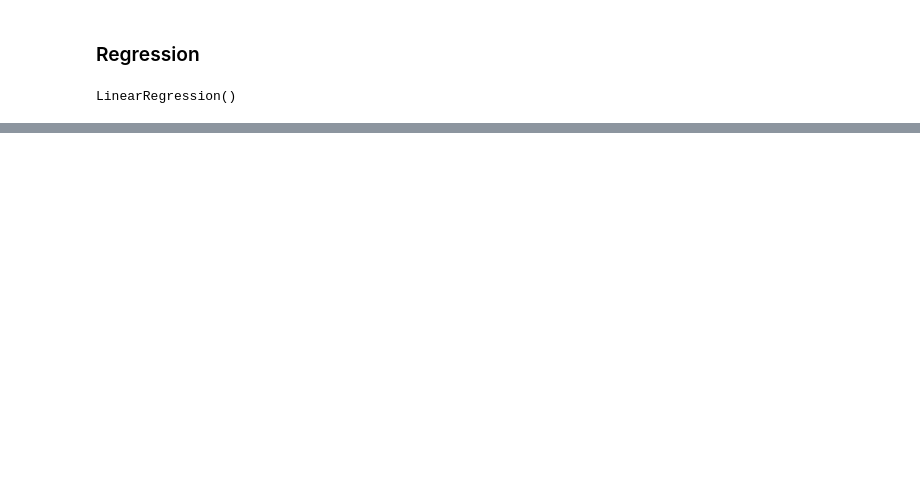
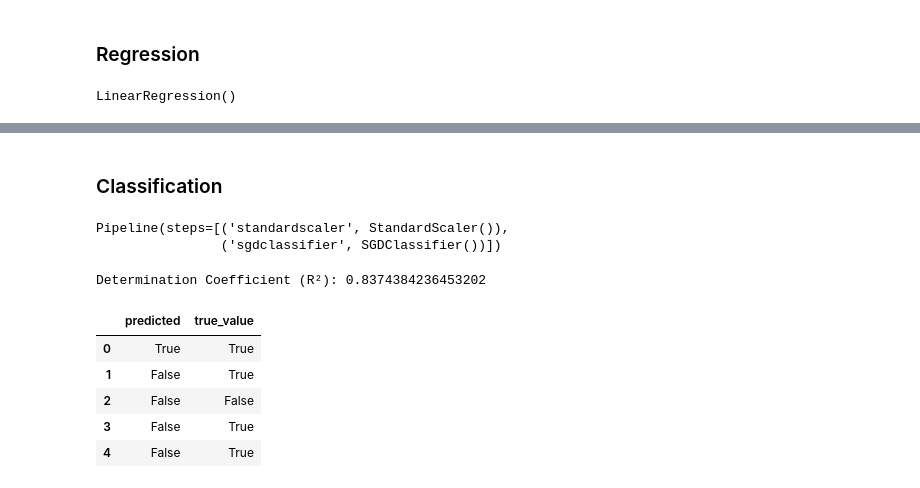
Before and after one commit to Lucs1590/strava-analysis, a Jupyter notebook: strava_analysis.ipynb, the cells around one changed output, grey strips where cells are left out. Cells and saved outputs as stored; diff of their text form; code cells hidden in the pictures; blank space fills up the shorter version.

```diff
--- a/strava_analysis.ipynb
+++ b/strava_analysis.ipynb
@@ -951,0 +905,2 @@ array([4.10723927])
+# %% [markdown]
+### Classification
@@ -951,0 +911,11 @@ array([4.10723927])
+# %%
+model = make_pipeline(StandardScaler(), SGDClassifier())
+model.fit(X_train,y_train)
+# %% [output]
+Pipeline(steps=[('standardscaler', StandardScaler()),
+                ('sgdclassifier', SGDClassifier())])
+# %%
+r_sq = model.score(X, y)
+print('Determination Coefficient (R²):', r_sq)
+# %% [output]
+Determination Coefficient (R²): 0.8374384236453202
@@ -951,0 +924,10 @@ array([4.10723927])
+# %%
+against_df = pd.DataFrame({'predicted': y_pred, 'true_value': y_test.to_list()})
+against_df.head()
+# %% [output]
+|  | predicted | true_value |
+| 0 | True | True |
+| 1 | False | True |
+| 2 | False | False |
+| 3 | False | True |
+| 4 | False | True |
```
Also changed, not shown: parts of 44 cells of this notebook, 9 other files.
